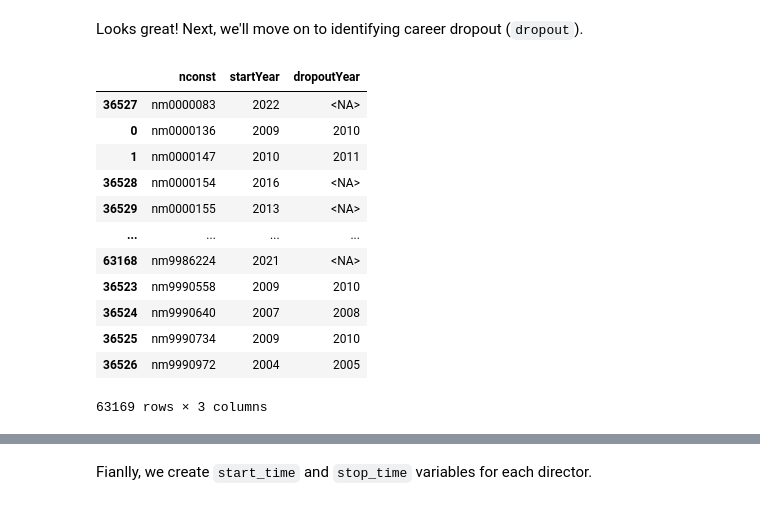
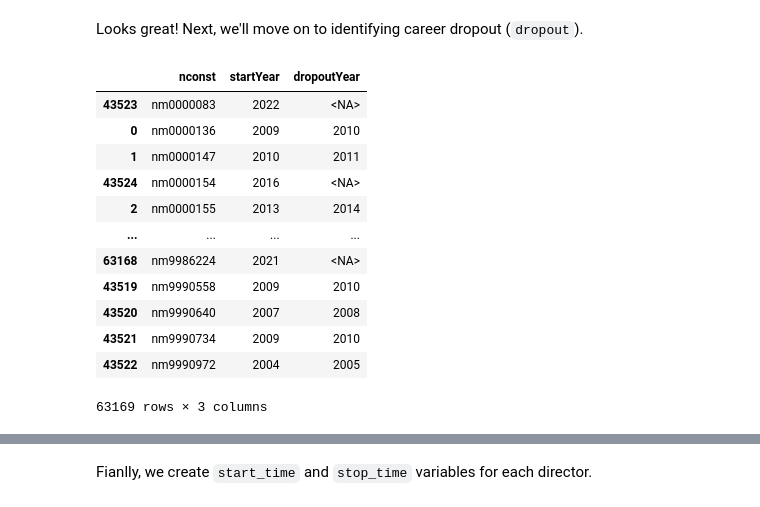
Before and after one commit to nhunguyen0901/SocialNetworks_CareerLongevity, a Jupyter notebook: Phase_4_Building_Time_Series_Data.ipynb, the cells around one changed output, grey strips where cells are left out. Drawn from its saved outputs; the diff is of its cells as text; code cells hidden in the pictures.

```diff
--- a/Phase_4_Building_Time_Series_Data.ipynb
+++ b/Phase_4_Building_Time_Series_Data.ipynb
@@ -202,35 +201,37 @@ Looks great! Next, we'll move on to identifying career dropout (`dropout`).
 # %%
 # Group by director ID and identify the latest year of movie release to determine the last active year for each director.
 last_movie_year = directors_full_filmography.groupby('nconst')['startYear'].max().reset_index()
 
-# Identify directors who haven't made any movies between 2013 and 2023, who are considered to have potentially dropped out
-dropout_directors = last_movie_year[last_movie_year['startYear'] < 2013].copy()
+# Identify directors who haven't made any movies in the last 10 years (between 2014 and 2023)
+# These people are considered to have potentially dropped out
+dropout_directors = last_movie_year[last_movie_year['startYear'] < 2014].copy()
 
 # Set 'dropoutYear' as the year following their last movie release, marking when they might have left the industry.
 dropout_directors['dropoutYear'] = dropout_directors['startYear'] + 1
 
-# For directors active after 2013, set 'dropoutYear' as NA, indicating they haven't dropped out within the study period.
-active_directors = last_movie_year[last_movie_year['startYear'] >= 2013].copy()
+# Directors who made a movie in 2014 or later are considered still active
+# set 'dropoutYear' as NA, indicating they haven't dropped out within the study period
+active_directors = last_movie_year[last_movie_year['startYear'] >= 2014].copy()
 active_directors['dropoutYear'] = pd.NA
 
 # Combine the dataframes to get a complete view of all directors' potential dropout years.
 all_directors_dropout = pd.concat([dropout_directors, active_directors], ignore_index=True).sort_values(by='nconst')
 
 # Display the first and last few rows of the combined dataframe
 all_directors_dropout
 # %% [output]
 |  | nconst | startYear | dropoutYear |
-| 36527 | nm0000083 | 2022 | <NA> |
+| 43523 | nm0000083 | 2022 | <NA> |
 | 0 | nm0000136 | 2009 | 2010 |
 | 1 | nm0000147 | 2010 | 2011 |
-| 36528 | nm0000154 | 2016 | <NA> |
-| 36529 | nm0000155 | 2013 | <NA> |
+| 43524 | nm0000154 | 2016 | <NA> |
+| 2 | nm0000155 | 2013 | 2014 |
 | ... | ... | ... | ... |
 | 63168 | nm9986224 | 2021 | <NA> |
-| 36523 | nm9990558 | 2009 | 2010 |
-| 36524 | nm9990640 | 2007 | 2008 |
-| 36525 | nm9990734 | 2009 | 2010 |
-| 36526 | nm9990972 | 2004 | 2005 |
+| 43519 | nm9990558 | 2009 | 2010 |
+| 43520 | nm9990640 | 2007 | 2008 |
+| 43521 | nm9990734 | 2009 | 2010 |
+| 43522 | nm9990972 | 2004 | 2005 |
 63169 rows × 3 columns
 # %%
 # Merge the 'dropoutYear' information into the main dataset to indicate the potential dropout year for each director.
```
Also changed, not shown: parts of 16 cells of this notebook, 2 other files.
